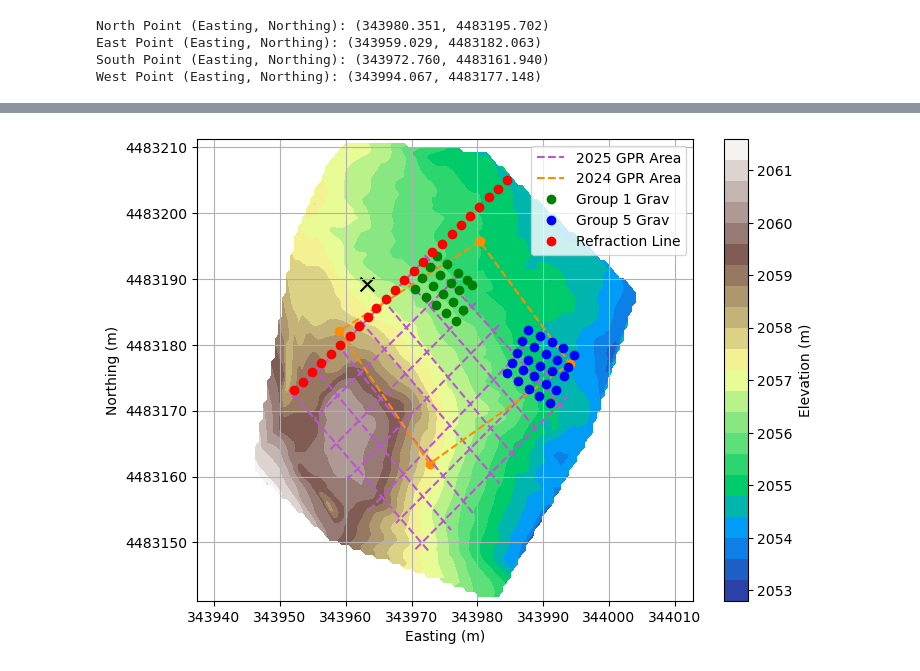
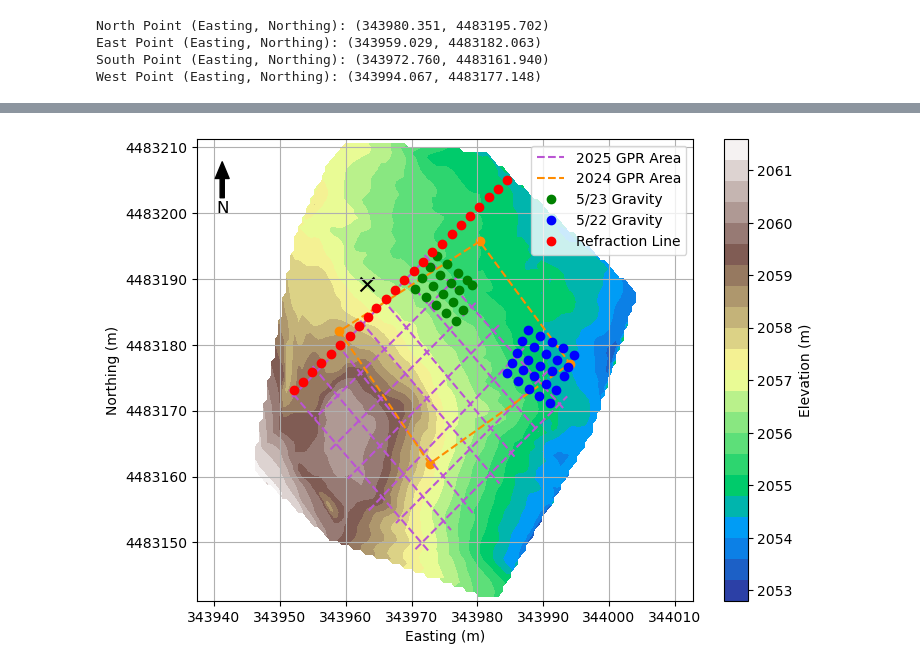
Before and after one commit to amelega/fieldcamp_flinstones, a Jupyter notebook: Map/script/map.ipynb, the cells around one changed output, grey strips where cells are left out. Cells and saved outputs as stored; diff of their text form; code cells hidden in the pictures.

Commit message:
Edit map legend

```diff
--- a/Map/script/map.ipynb
+++ b/Map/script/map.ipynb
@@ -287,33 +203,44 @@ for label, (lon_ddm, lat_ddm) in points_ddm.items():
     if label == "North Point":
         plt.scatter(easting, northing, marker='o', color='darkorange')
     else:
         plt.scatter(easting, northing, marker='o', color='darkorange')
 # Close loop
 utm_points.append(utm_points[0])  # Close the loop
 
 # Separate x and y for plotting
 x, y = zip(*utm_points)
 
 # Connect points with dashed black line
 plt.plot(x, y, linestyle='--', color='darkorange', linewidth=1.5, label="2024 GPR Area")
 
 # Gravity
-plt.plot(df2["Easting (m)"], df2["Northing (m)"], 'o', label="Group 1 Grav", color='green')
-plt.plot(df1["Easting (m)"], df1["Northing (m)"], 'o', label="Group 5 Grav", color='blue')
+plt.plot(df2["Easting (m)"], df2["Northing (m)"], 'o', label="5/23 Gravity", color='green')
+plt.plot(df1["Easting (m)"], df1["Northing (m)"], 'o', label="5/22 Gravity", color='blue')
 plt.plot(df_refract["Easting"], df_refract["Northing"], 'o', label="Refraction Line", color='red')
 
 # Labels and formatting
 plt.xlabel("Easting (m)")
 plt.ylabel("Northing (m)")
 plt.grid(True)
 plt.axis('equal')
 
 ax = plt.gca()
 ax.xaxis.set_major_formatter(ticker.FuncFormatter(lambda x, _: f"{x:.0f}"))
 ax.yaxis.set_major_formatter(ticker.FuncFormatter(lambda y, _: f"{y:.0f}"))
 plt.legend()
 
+# Add North Arrow
+plt.annotate(
+    'N',
+    xy=(0.05, 0.95),  # arrow tip (in axes fraction)
+    xytext=(0.05, 0.85),  # arrow base
+    arrowprops=dict(facecolor='black', width=3, headwidth=10),
+    ha='center', va='center',
+    fontsize=12,
+    xycoords='axes fraction'
+)
+
 plt.savefig("survey_pts_2")
 plt.show()
 # %% [output]
-[figure, old version]
+[figure, new version]
```
Also changed, not shown: parts of 1 cell of this notebook, 1 other file.
